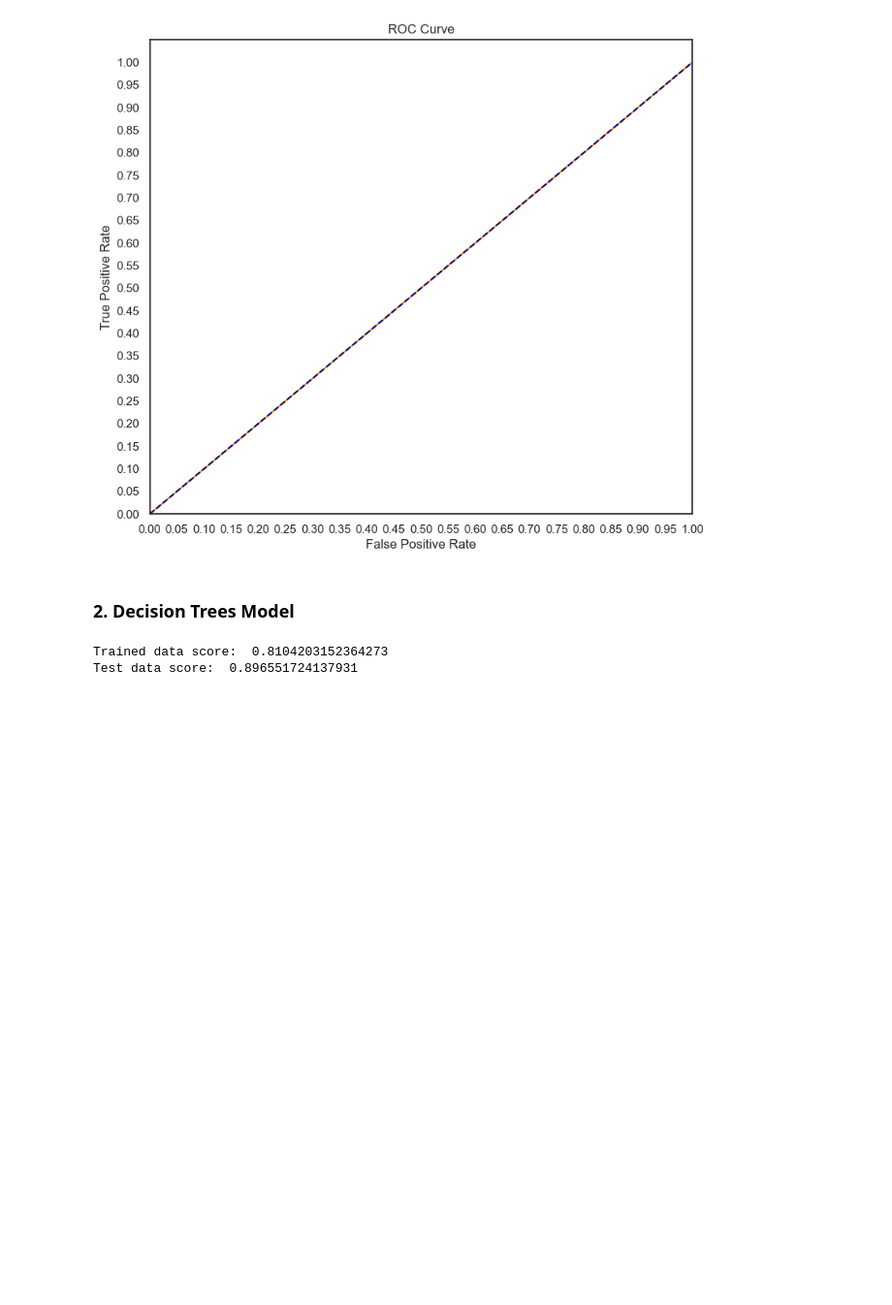
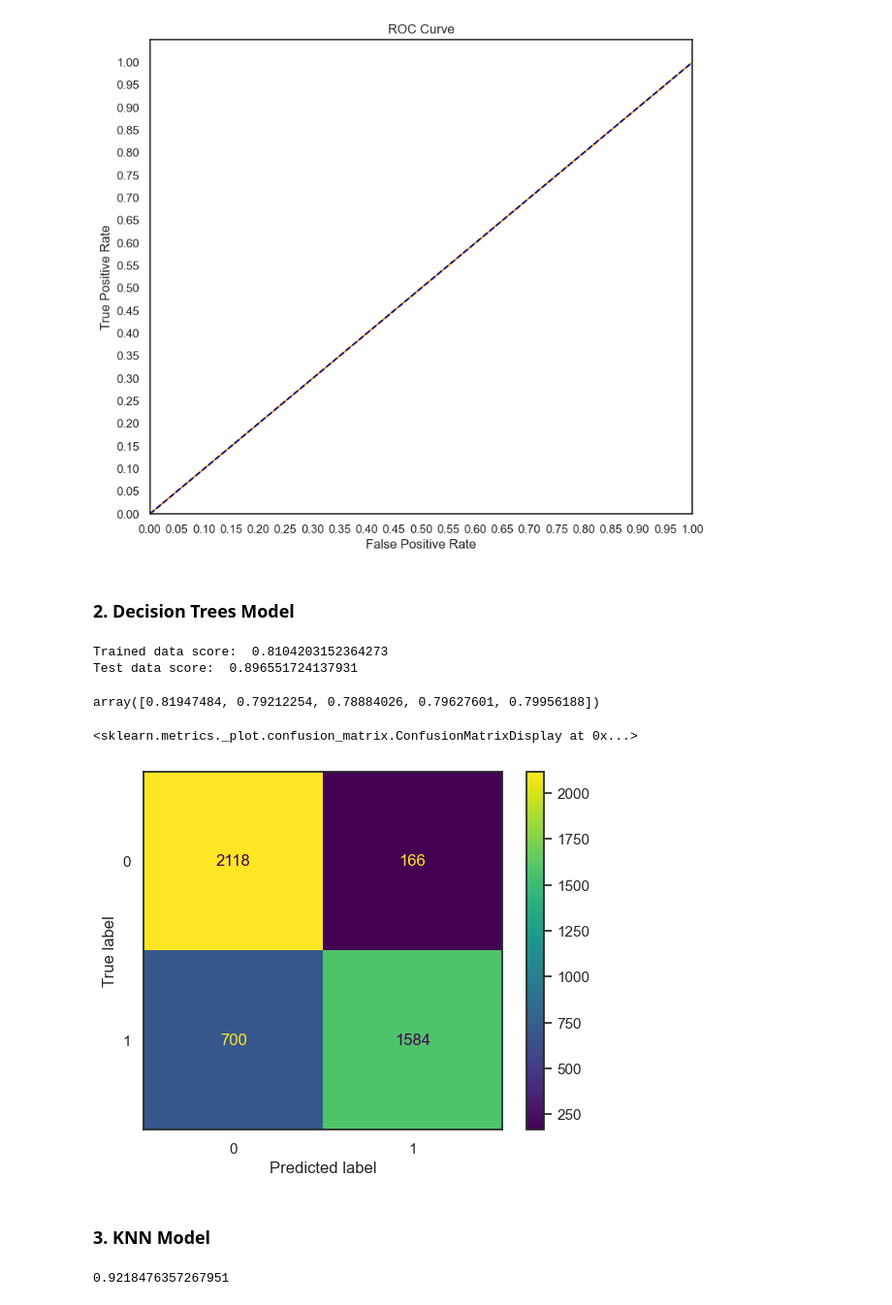
Before and after one commit to JEr1yAnalst/Phase-3-project-Machinelearning, a Jupyter notebook: index.ipynb, the cells around one changed output. Shown: that part at 97% size. Saved outputs shown, nothing was run; the diff lists cells and outputs as text; code cells hidden in the pictures; blank space fills up the shorter version.

Commit message:
KNN model commit

```diff
--- a/index.ipynb
+++ b/index.ipynb
@@ -551,3 +551,16 @@ print('Test data score: ', tree_test_score)
 # %% [output]
 Trained data score:  0.8104203152364273
 Test data score:  0.896551724137931
+# %%
+# perform Cross validation
+tree_cv = cross_val_score(d_t, X_train_scaled, y_train_resampled)
+tree_cv
+# %% [output]
+array([0.81947484, 0.79212254, 0.78884026, 0.79627601, 0.79956188])
+# %%
+ConfusionMatrixDisplay.from_estimator(d_t, X_train_scaled, y_train_resampled)
+# %% [output]
+<sklearn.metrics._plot.confusion_matrix.ConfusionMatrixDisplay at 0x...>
+[figure, added]
+# %% [markdown]
+### 3. KNN Model
@@ -553,0 +574,6 @@ Test data score:  0.896551724137931
+# %%
+# Knn Model Score
+knn_score = knn.score(X_train_scaled, y_train_resampled)
+knn_score
+# %% [output]
+0.9218476357267951
```
Also changed, not shown: parts of 9 cells of this notebook.
